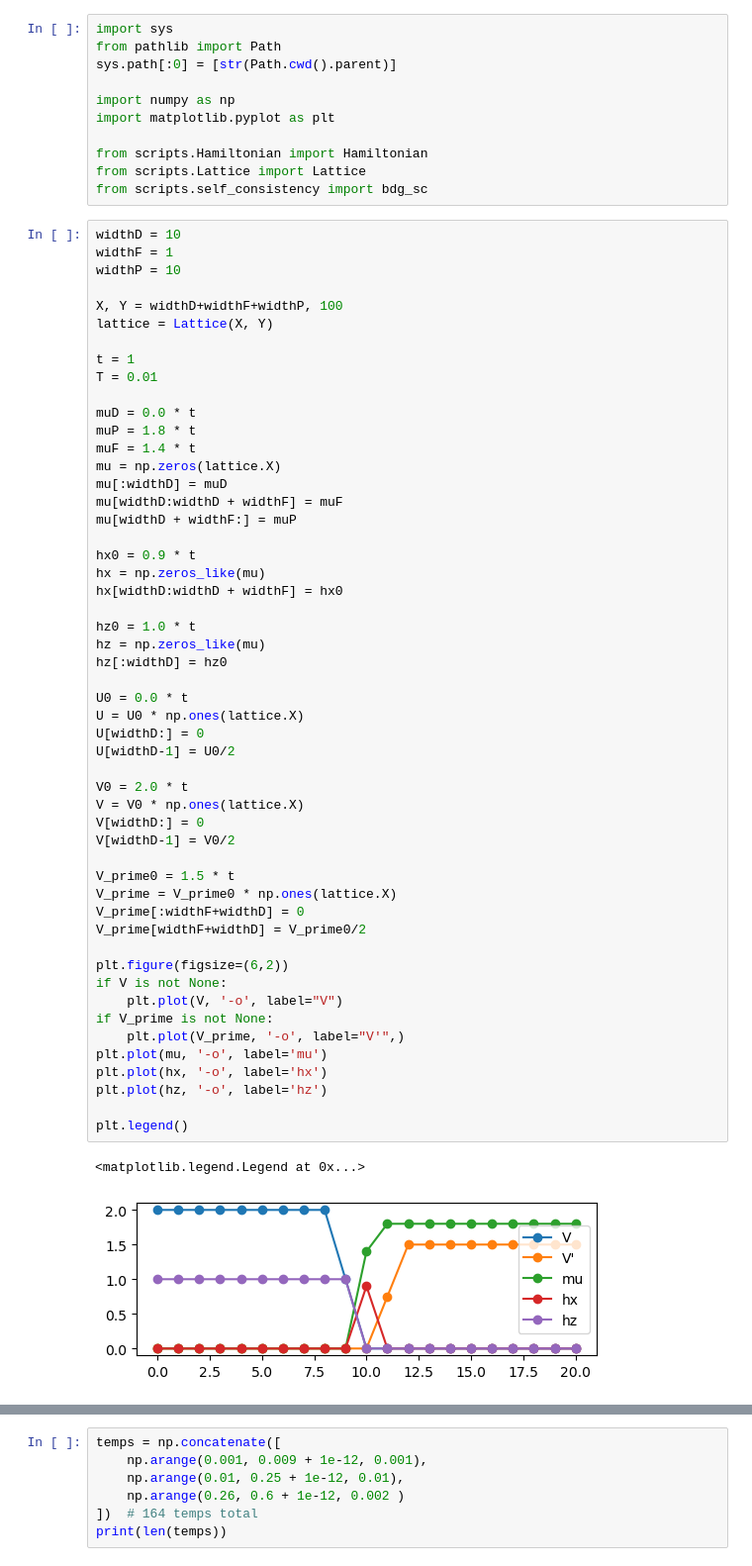
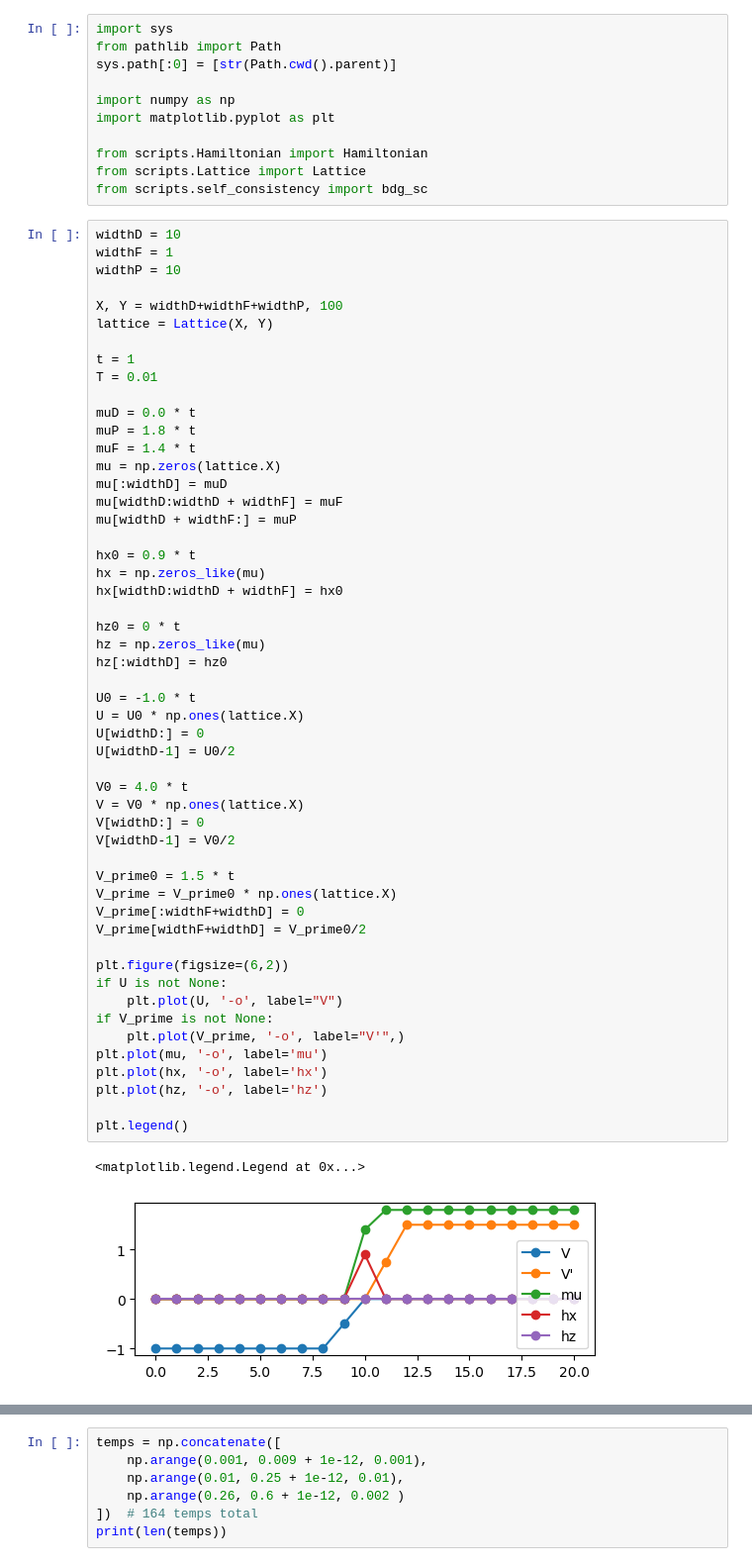
Before and after one commit to emilssp/master-thesis-codebase, a Jupyter notebook: notebooks2/DFP_Bfield.ipynb, the cells around one changed output, grey strips where cells are left out. Shown at 99% size. Cells and saved outputs as stored; diff of their text form.

```diff
--- a/notebooks2/DFP_Bfield.ipynb
+++ b/notebooks2/DFP_Bfield.ipynb
@@ -31,39 +31,39 @@ mu[widthD + widthF:] = muP
 hx0 = 0.9 * t
 hx = np.zeros_like(mu)
 hx[widthD:widthD + widthF] = hx0
 
-hz0 = 1.0 * t
+hz0 = 0 * t
 hz = np.zeros_like(mu)
 hz[:widthD] = hz0
 
-U0 = 0.0 * t
+U0 = -1.0 * t
 U = U0 * np.ones(lattice.X)
 U[widthD:] = 0
 U[widthD-1] = U0/2
 
-V0 = 2.0 * t
+V0 = 4.0 * t
 V = V0 * np.ones(lattice.X)
 V[widthD:] = 0
 V[widthD-1] = V0/2
 
 V_prime0 = 1.5 * t
 V_prime = V_prime0 * np.ones(lattice.X)
 V_prime[:widthF+widthD] = 0
 V_prime[widthF+widthD] = V_prime0/2
 
 plt.figure(figsize=(6,2))
-if V is not None:
-    plt.plot(V, '-o', label="V")
+if U is not None:
+    plt.plot(U, '-o', label="V")
 if V_prime is not None:
     plt.plot(V_prime, '-o', label="V'",)
 plt.plot(mu, '-o', label='mu')
 plt.plot(hx, '-o', label='hx')
 plt.plot(hz, '-o', label='hz')
 
 plt.legend()
 # %% [output]
 <matplotlib.legend.Legend at 0x...>
-[figure, old version]
+[figure, new version]
 # %%
 V_plus = np.r_[V[:-1], [0]]
 V_minus = np.r_[[0], V[1:]]
```
Also changed, not shown: parts of 4 cells of this notebook, 11 other files.
